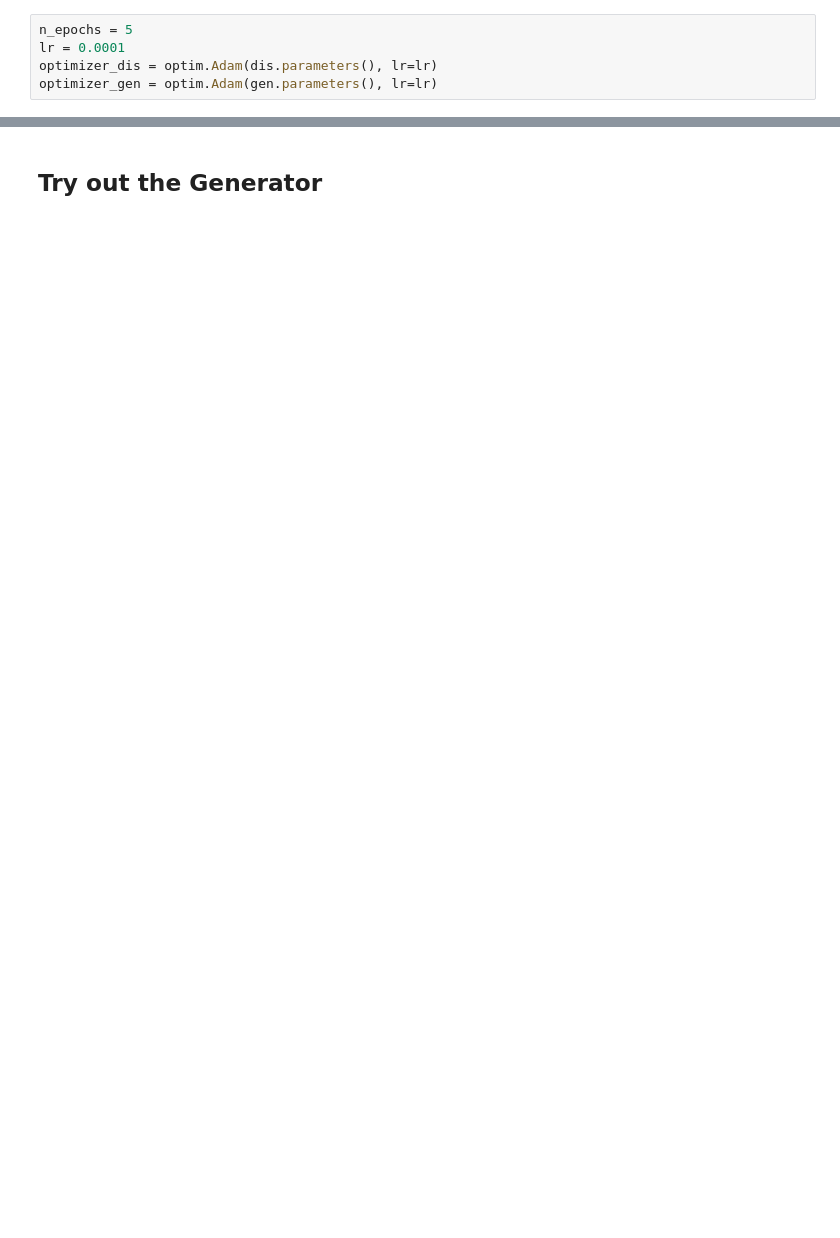
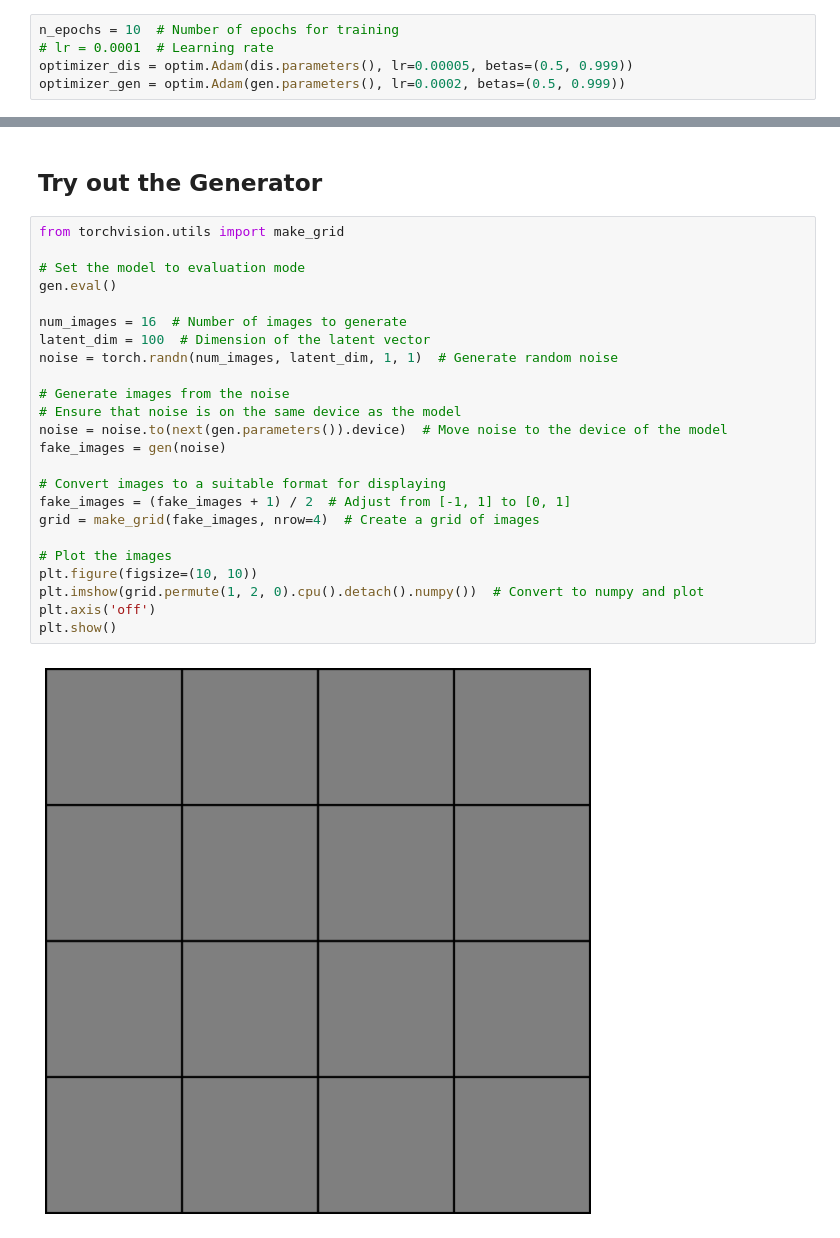
Before and after one commit to xf4c70r/Warli-Art-Generator, a Jupyter notebook: Warli_Art_Generator.ipynb, the cells around one changed output, grey strips where cells are left out. Saved outputs shown, nothing was run; the diff lists cells and outputs as text; blank space fills up the shorter version.

```diff
--- a/Warli_Art_Generator.ipynb
+++ b/Warli_Art_Generator.ipynb
@@ -318,8 +358,8 @@ def train(n_epochs, dataloader, optimizer_dis, optimizer_gen, dis, gen):
 # %%
-n_epochs = 5
-lr = 0.0001
-optimizer_dis = optim.Adam(dis.parameters(), lr=lr)
-optimizer_gen = optim.Adam(gen.parameters(), lr=lr)
+n_epochs = 10  # Number of epochs for training
+# lr = 0.0001  # Learning rate
+optimizer_dis = optim.Adam(dis.parameters(), lr=0.00005, betas=(0.5, 0.999))
+optimizer_gen = optim.Adam(gen.parameters(), lr=0.0002, betas=(0.5, 0.999))
 # %%
 train(n_epochs, dataloader, optimizer_dis, optimizer_gen, dis, gen)
 # %% [output]
@@ -329,2 +367,28 @@ KeyboardInterrupt:
 # %% [markdown]
 ## Try out the Generator
+# %%
+from torchvision.utils import make_grid
+
+# Set the model to evaluation mode
+gen.eval()
+
+num_images = 16  # Number of images to generate
+latent_dim = 100  # Dimension of the latent vector
+noise = torch.randn(num_images, latent_dim, 1, 1)  # Generate random noise
+
+# Generate images from the noise
+# Ensure that noise is on the same device as the model
+noise = noise.to(next(gen.parameters()).device)  # Move noise to the device of the model
+fake_images = gen(noise)
+
+# Convert images to a suitable format for displaying
+fake_images = (fake_images + 1) / 2  # Adjust from [-1, 1] to [0, 1]
+grid = make_grid(fake_images, nrow=4)  # Create a grid of images
+
+# Plot the images
+plt.figure(figsize=(10, 10))
+plt.imshow(grid.permute(1, 2, 0).cpu().detach().numpy())  # Convert to numpy and plot
+plt.axis('off')
+plt.show()
+# %% [output]
+[figure, added]
```
Also changed, not shown: parts of 9 cells of this notebook.
